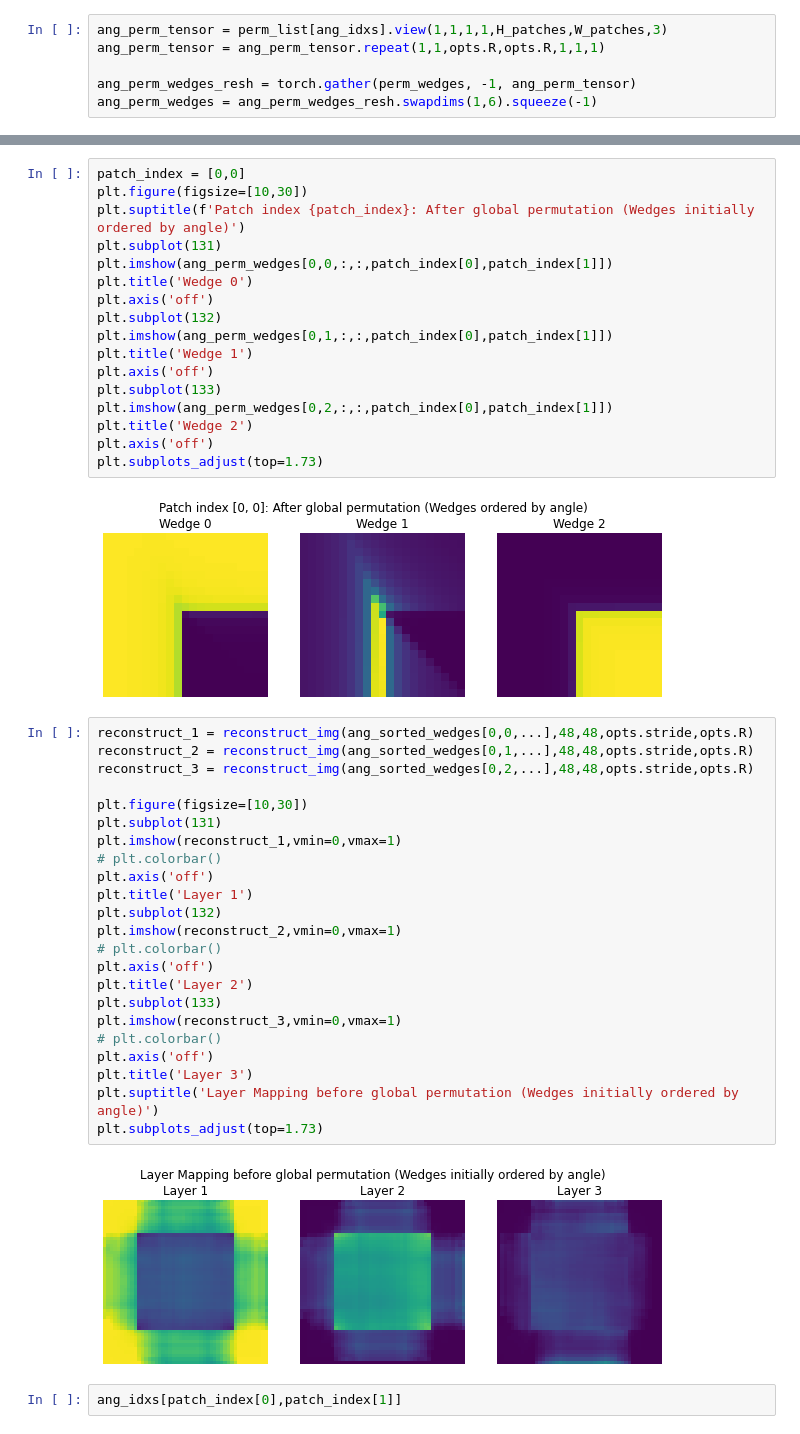
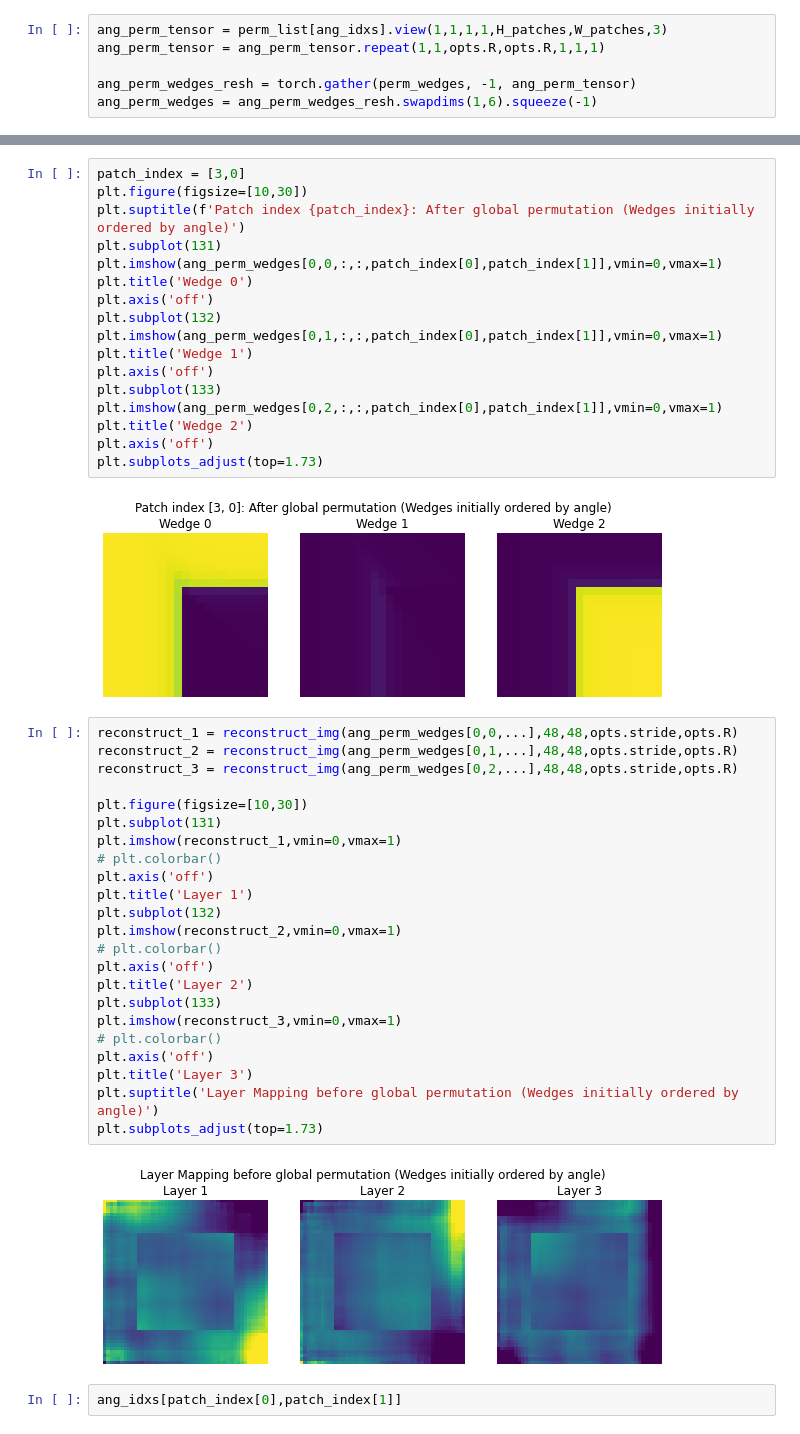
Before and after one commit to aneeldamaraju/fieldofjunctions, a Jupyter notebook: ordinal_depth/cavi-Copy1.ipynb, the cells around one changed output, grey strips where cells are left out. Saved outputs shown, nothing was run; the diff lists cells and outputs as text.

```diff
--- a/ordinal_depth/cavi-Copy1.ipynb
+++ b/ordinal_depth/cavi-Copy1.ipynb
@@ -415,47 +415,47 @@ Wedge Angles tensor([4.7077e+00, 1.5740e+00, 1.5101e-03])
 # %%
-patch_index = [0,0]
+patch_index = [3,0]
 plt.figure(figsize=[10,30])
 plt.suptitle(f'Patch index {patch_index}: After global permutation (Wedges initially ordered by angle)')
 plt.subplot(131)
-plt.imshow(ang_perm_wedges[0,0,:,:,patch_index[0],patch_index[1]])
+plt.imshow(ang_perm_wedges[0,0,:,:,patch_index[0],patch_index[1]],vmin=0,vmax=1)
 plt.title('Wedge 0')
 plt.axis('off')
 plt.subplot(132)
-plt.imshow(ang_perm_wedges[0,1,:,:,patch_index[0],patch_index[1]])
+plt.imshow(ang_perm_wedges[0,1,:,:,patch_index[0],patch_index[1]],vmin=0,vmax=1)
 plt.title('Wedge 1')
 plt.axis('off')
 plt.subplot(133)
-plt.imshow(ang_perm_wedges[0,2,:,:,patch_index[0],patch_index[1]])
+plt.imshow(ang_perm_wedges[0,2,:,:,patch_index[0],patch_index[1]],vmin=0,vmax=1)
 plt.title('Wedge 2')
 plt.axis('off')
 plt.subplots_adjust(top=1.73)
 # %% [output]
-[figure, old version]
+[figure, new version]
 # %%
-reconstruct_1 = reconstruct_img(ang_sorted_wedges[0,0,...],48,48,opts.stride,opts.R)
-reconstruct_2 = reconstruct_img(ang_sorted_wedges[0,1,...],48,48,opts.stride,opts.R)
-reconstruct_3 = reconstruct_img(ang_sorted_wedges[0,2,...],48,48,opts.stride,opts.R)
+reconstruct_1 = reconstruct_img(ang_perm_wedges[0,0,...],48,48,opts.stride,opts.R)
+reconstruct_2 = reconstruct_img(ang_perm_wedges[0,1,...],48,48,opts.stride,opts.R)
+reconstruct_3 = reconstruct_img(ang_perm_wedges[0,2,...],48,48,opts.stride,opts.R)
 
 plt.figure(figsize=[10,30])
 plt.subplot(131)
 plt.imshow(reconstruct_1,vmin=0,vmax=1)
 # plt.colorbar()
 plt.axis('off')
 plt.title('Layer 1')
 plt.subplot(132)
 plt.imshow(reconstruct_2,vmin=0,vmax=1)
 # plt.colorbar()
 plt.axis('off')
 plt.title('Layer 2')
 plt.subplot(133)
 plt.imshow(reconstruct_3,vmin=0,vmax=1)
 # plt.colorbar()
 plt.axis('off')
 plt.title('Layer 3')
 plt.suptitle('Layer Mapping before global permutation (Wedges initially ordered by angle)')
 plt.subplots_adjust(top=1.73)
 # %% [output]
-[figure, old version]
+[figure, new version]
 # %%
 ang_idxs[patch_index[0],patch_index[1]]
 # %% [output]
```
Also changed, not shown: parts of 21 cells of this notebook, 5 other files.
